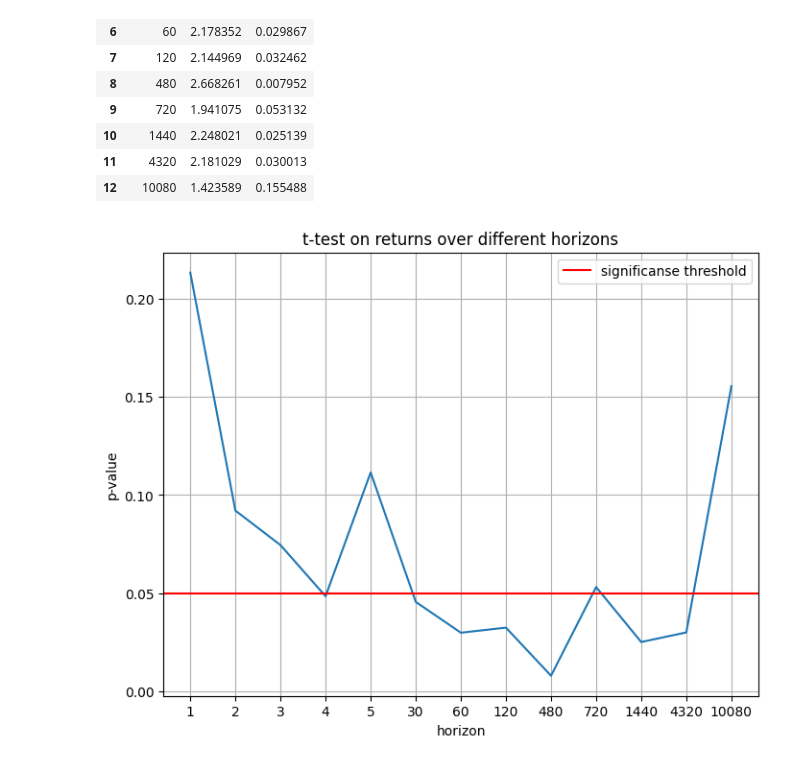
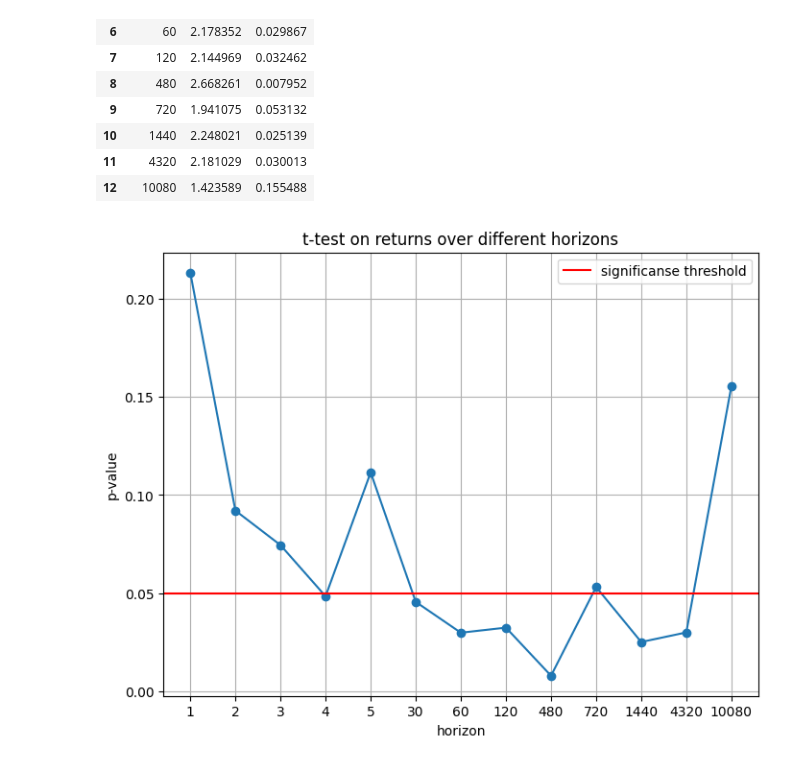
Before and after one commit to SigmaFlowX/Sber-Moex-Options, a Jupyter notebook: notebooks/large_orders_analysis.ipynb, the cells around one changed output. Saved outputs shown, nothing was run; the diff lists cells and outputs as text; code cells hidden in the pictures.

```diff
--- a/notebooks/large_orders_analysis.ipynb
+++ b/notebooks/large_orders_analysis.ipynb
@@ -254,15 +253,15 @@ t_test_res
 | 12 | 10080 | 1.423589 | 0.155488 |
 # %%
 fig = plt.figure(figsize=(8,6))
-plt.plot(range(len(horizons)), t_test_res['p_value'])
+plt.plot(range(len(horizons)), t_test_res['p_value'], marker="o")
 plt.xticks(range(len(horizons)), horizons)
 plt.xticks()
 plt.grid()
 plt.xlabel("horizon")
 plt.ylabel("p-value")
 plt.axhline(0.05, color='red', label="significanse threshold")
 plt.title("t-test on returns over different horizons")
 plt.legend()
 plt.show()
 # %% [output]
-[figure, old version]
+[figure, new version]
```
Also changed, not shown: parts of 2 cells of this notebook.
